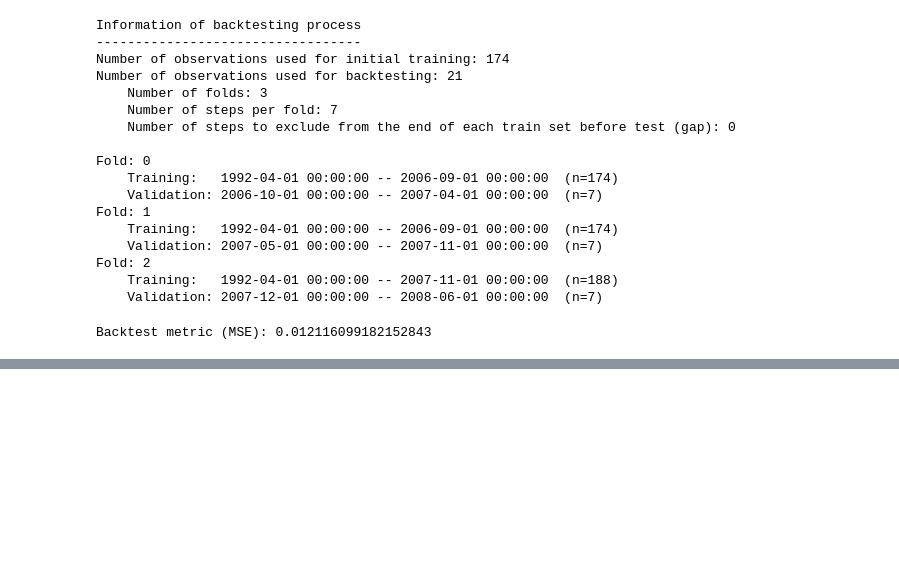
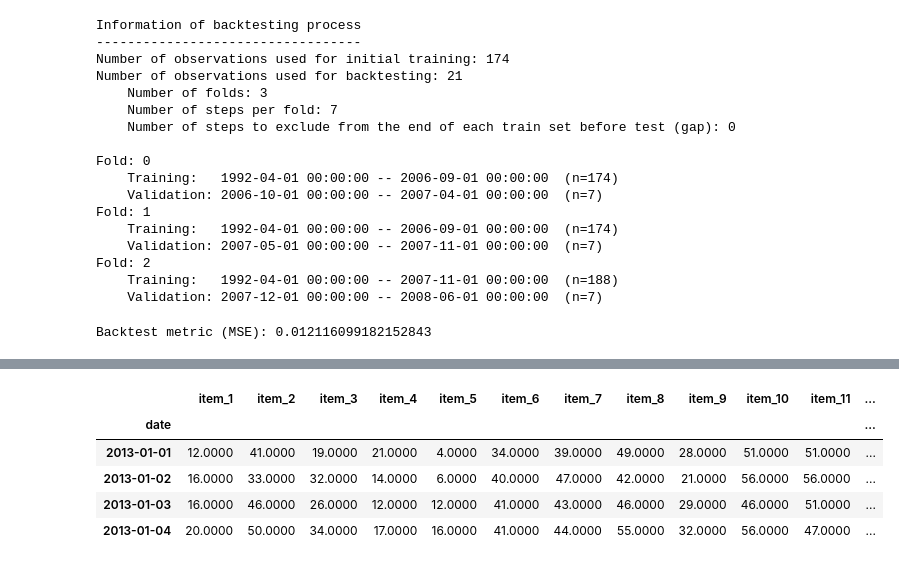
Before and after one commit to razielar/forecasting_with_ML, a Jupyter notebook: 04_backtesting/04_backtesting_with_intermittent_refit.ipynb, the cells around one changed output, grey strips where cells are left out. Drawn from its saved outputs; the diff is of its cells as text; code cells hidden in the pictures; blank space fills up the shorter version.

```diff
--- a/04_backtesting/04_backtesting_with_intermittent_refit.ipynb
+++ b/04_backtesting/04_backtesting_with_intermittent_refit.ipynb
@@ -148,0 +236,36 @@ Backtest metric (MSE): 0.012116099182152843
+# %%
+# Data preprocessing
+
+selected_store = 2
+selected_items = data.item.unique()  # All items
+# selected_items = [1, 2, 3, 4, 5] # Selection of items to reduce computation time
+
+# Filter data to specific stores and products
+mask = (data["store"] == selected_store) & (data["item"].isin(selected_items))
+data = data[mask].copy()
+
+# Convert `date` column to datetime
+data["date"] = pd.to_datetime(data["date"], format="%Y-%m-%d")
+
+# Convert to one column per time series
+data = pd.pivot_table(data=data, values="sales", index="date", columns="item")
+
+# Reset column names
+data.columns.name = None
+data.columns = [f"item_{col}" for col in data.columns]
+
+# Explicitly set the frequency of the data to daily.
+# This would introduce missing values for missing days.
+data = data.asfreq("1D")
+
+# Sort by time
+data = data.sort_index()
+
+data.head(4)
+# %% [output]
+|  | item_1 | item_2 | item_3 | item_4 | item_5 | item_6 | item_7 | item_8 | item_9 | item_10 | item_11 | ... |
+| date |  |  |  |  |  |  |  |  |  |  |  | ... |
+| 2013-01-01 | 12.0000 | 41.0000 | 19.0000 | 21.0000 | 4.0000 | 34.0000 | 39.0000 | 49.0000 | 28.0000 | 51.0000 | 51.0000 | ... |
+| 2013-01-02 | 16.0000 | 33.0000 | 32.0000 | 14.0000 | 6.0000 | 40.0000 | 47.0000 | 42.0000 | 21.0000 | 56.0000 | 56.0000 | ... |
+| 2013-01-03 | 16.0000 | 46.0000 | 26.0000 | 12.0000 | 12.0000 | 41.0000 | 43.0000 | 46.0000 | 29.0000 | 46.0000 | 51.0000 | ... |
+| 2013-01-04 | 20.0000 | 50.0000 | 34.0000 | 17.0000 | 16.0000 | 41.0000 | 44.0000 | 55.0000 | 32.0000 | 56.0000 | 47.0000 | ... |
```
Also changed, not shown: parts of 9 cells of this notebook, 1 other file.
